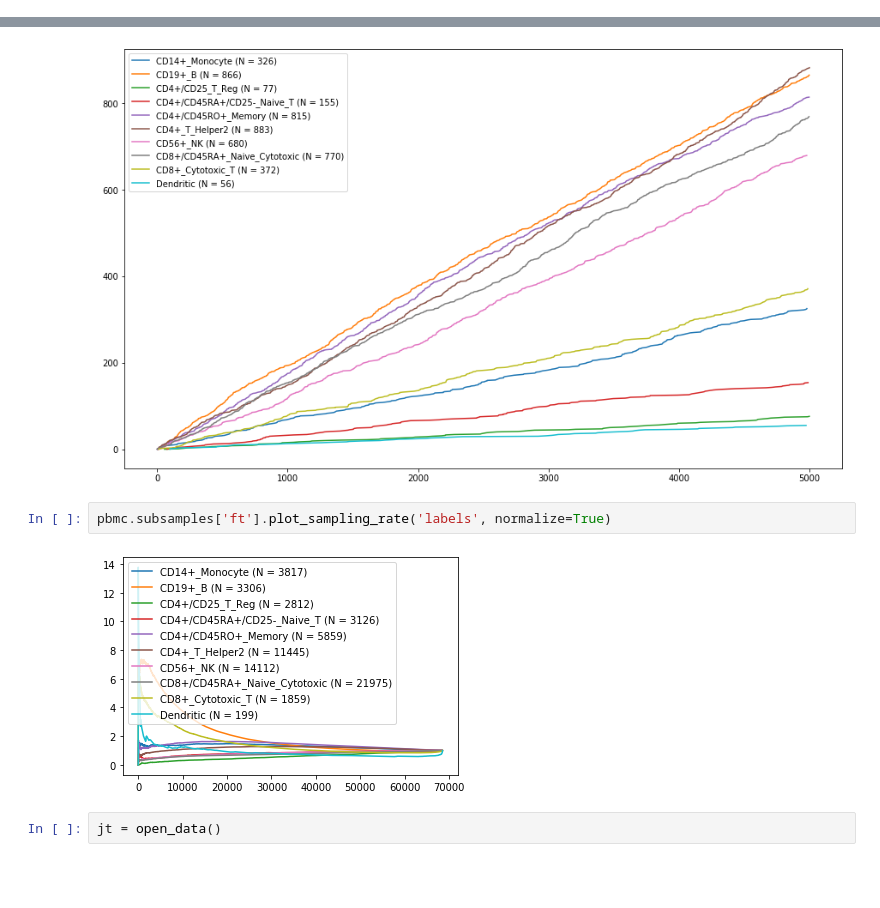
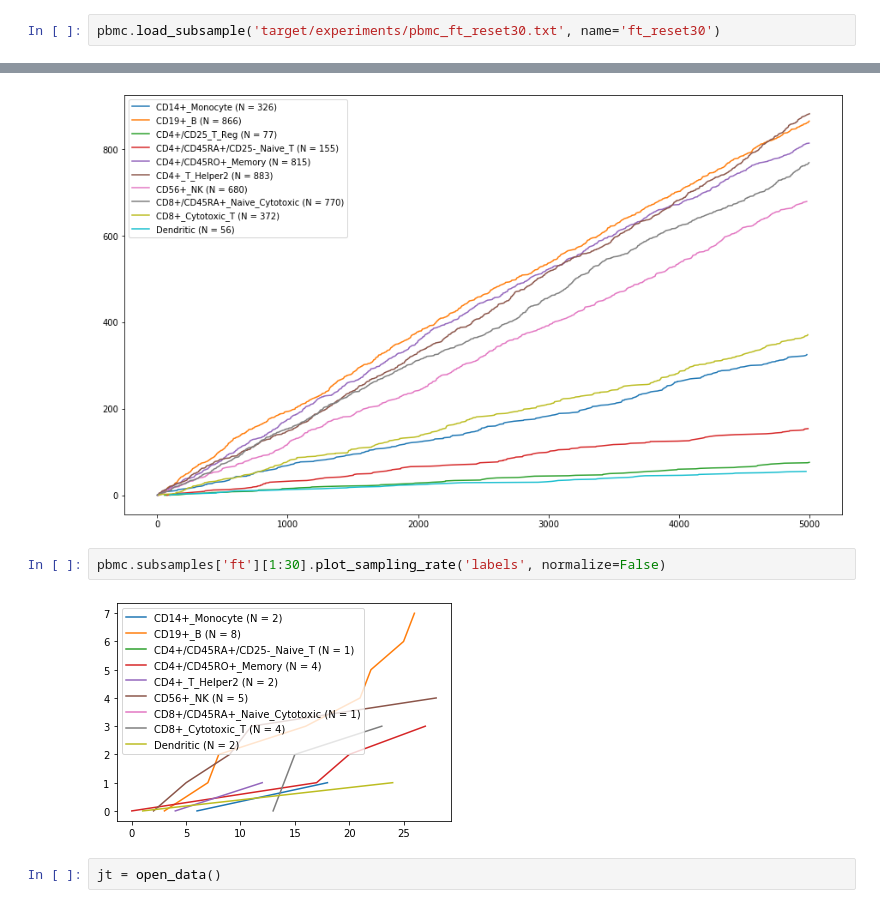
Before and after one commit to bendemeo/ample, a Jupyter notebook: sample_rate.ipynb, the cells around one changed output, grey strips where cells are left out. Cells and saved outputs as stored; diff of their text form; blank space fills up the shorter version.

```diff
--- a/sample_rate.ipynb
+++ b/sample_rate.ipynb
@@ -209,3 +169,5 @@ pbmc.plot_sampling_rate('labels')
 pbmc.load_subsample('target/experiments/pbmc_ft_pearson.txt', name='ft_pearson')
 # %%
 pbmc.load_subsample('target/experiments/pbmc_gs_5000.txt', name='gs_1000')
+# %%
+pbmc.load_subsample('target/experiments/pbmc_ft_reset30.txt', name='ft_reset30')
@@ -214,9 +180,9 @@ pbmc.subsamples['gs_1000'].plot_sampling_rate('labels',normalize=False)
 # %% [output]
 [figure]
 # %%
-pbmc.subsamples['ft'].plot_sampling_rate('labels', normalize=True)
+pbmc.subsamples['ft'][1:30].plot_sampling_rate('labels', normalize=False)
 # %% [output]
-[figure, old version]
+[figure, new version]
 # %%
 jt = open_data()
 # %%
```
Also changed, not shown: parts of 23 cells of this notebook, 6 other files.
